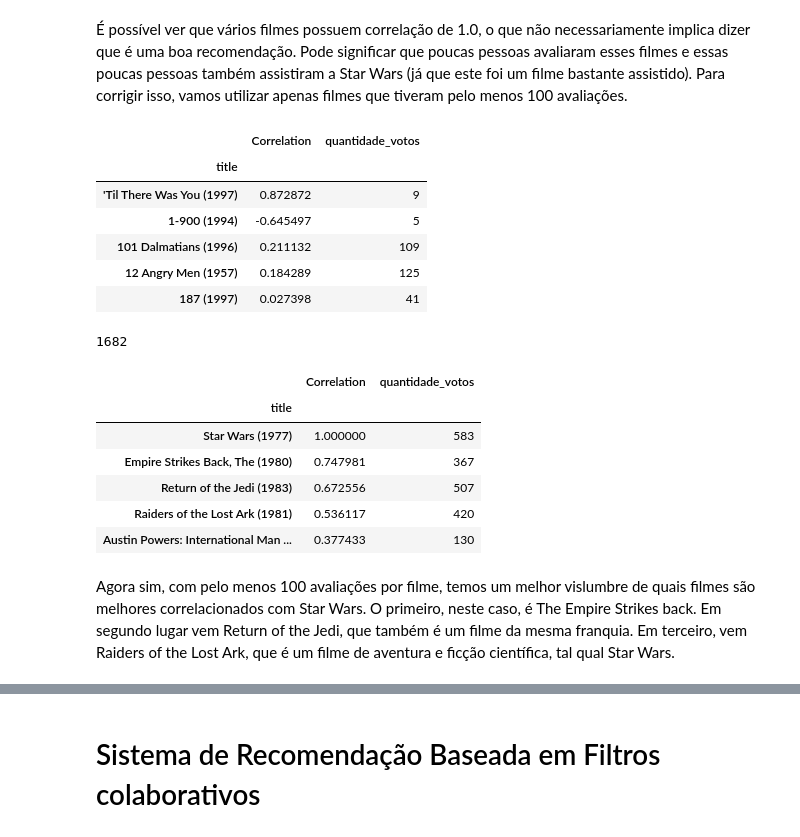
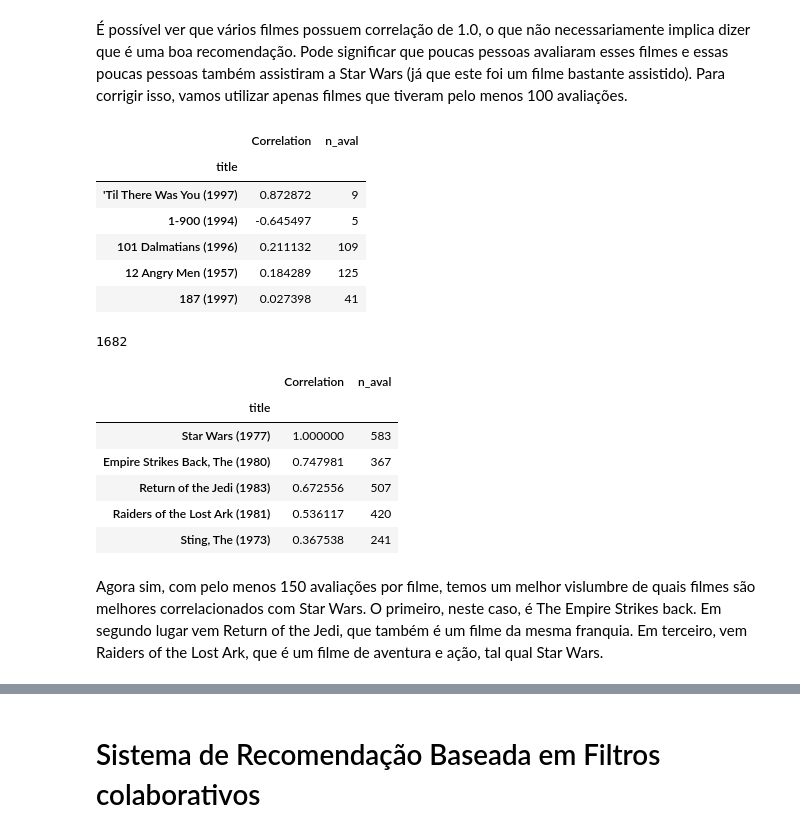
Before and after one commit to purificacao/Recommender_systems_MovieLens, a Jupyter notebook: recommeder_systems_case_study.ipynb, the cells around one changed output, grey strips where cells are left out. Saved outputs shown, nothing was run; the diff lists cells and outputs as text; code cells hidden in the pictures.

```diff
--- a/recommeder_systems_case_study.ipynb
+++ b/recommeder_systems_case_study.ipynb
@@ -148,4 +148,4 @@ aval.head()
 # %%
-aval['quantidade_votos'] = df.groupby('title').rating.count()
+aval['n_aval'] = df.groupby('title').rating.count()
 aval.head()
 # %% [output]
@@ -350,10 +350,10 @@ corr_starwars.sort_values('Correlation',ascending=False).head()
 # %% [markdown]
 É possível ver que vários filmes possuem correlação de 1.0, o que não necessariamente implica dizer que é uma boa recomendação. Pode significar que poucas pessoas avaliaram esses filmes e essas poucas pessoas também assistiram a Star Wars (já que este foi um filme bastante assistido). Para corrigir isso, vamos utilizar apenas filmes que tiveram pelo menos 100 avaliações.
 # %%
-corr_starwars = corr_starwars.join(aval['quantidade_votos'])
+corr_starwars = corr_starwars.join(aval['n_aval'])
 corr_starwars.head()
 # %% [output]
-|  | Correlation | quantidade_votos |
+|  | Correlation | n_aval |
 | title |  |  |
 | 'Til There Was You (1997) | 0.872872 | 9 |
 | 1-900 (1994) | -0.645497 | 5 |
@@ -365,14 +365,14 @@ n_items
 # %% [output]
 1682
 # %%
-corr_starwars[corr_starwars['quantidade_votos'] > 100].sort_values('Correlation', ascending=False).head()
+corr_starwars[corr_starwars['n_aval'] > 150].sort_values('Correlation', ascending=False).head()
 # %% [output]
-|  | Correlation | quantidade_votos |
+|  | Correlation | n_aval |
 | title |  |  |
 | Star Wars (1977) | 1.000000 | 583 |
 | Empire Strikes Back, The (1980) | 0.747981 | 367 |
 | Return of the Jedi (1983) | 0.672556 | 507 |
 | Raiders of the Lost Ark (1981) | 0.536117 | 420 |
-| Austin Powers: International Man ... | 0.377433 | 130 |
+| Sting, The (1973) | 0.367538 | 241 |
 # %% [markdown]
-Agora sim, com pelo menos 100 avaliações por filme, temos um melhor vislumbre de quais filmes são melhores correlacionados com Star Wars. O primeiro, neste caso, é The Empire Strikes back. Em segundo lugar vem Return of the Jedi, que também é um filme da mesma franquia. Em terceiro, vem Raiders of the Lost Ark, que é um filme de aventura e ficção científica, tal qual Star Wars.
+Agora sim, com pelo menos 150 avaliações por filme, temos um melhor vislumbre de quais filmes são melhores correlacionados com Star Wars. O primeiro, neste caso, é The Empire Strikes back. Em segundo lugar vem Return of the Jedi, que também é um filme da mesma franquia. Em terceiro, vem Raiders of the Lost Ark, que é um filme de aventura e ação, tal qual Star Wars.
```
Also changed, not shown: parts of 25 cells of this notebook.
